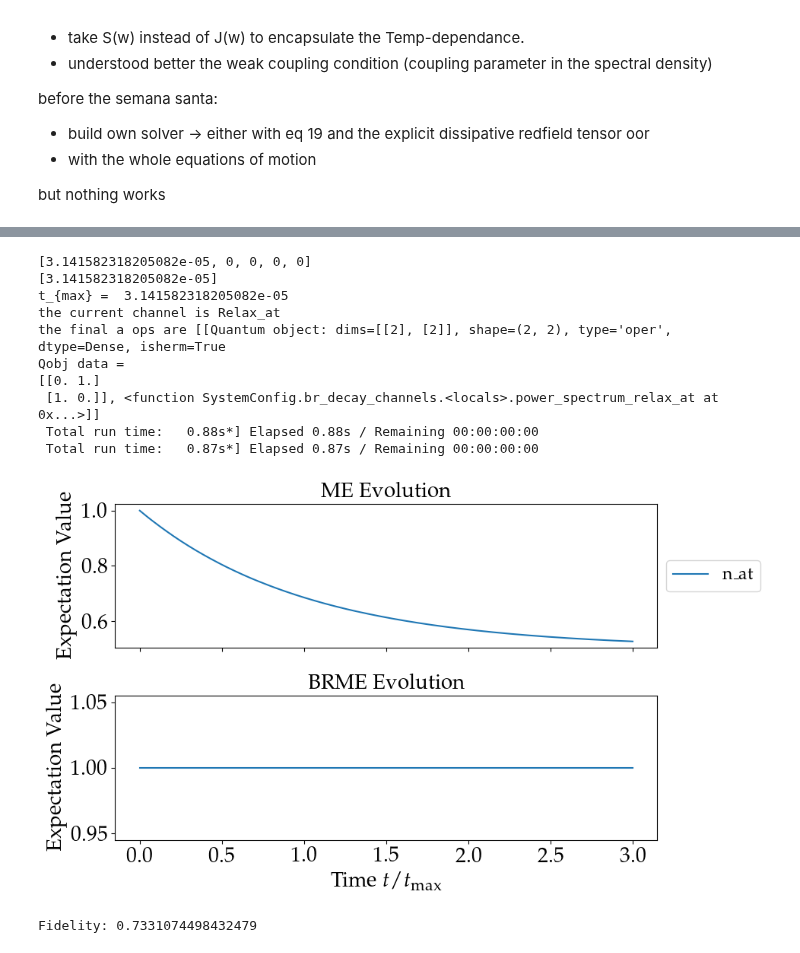
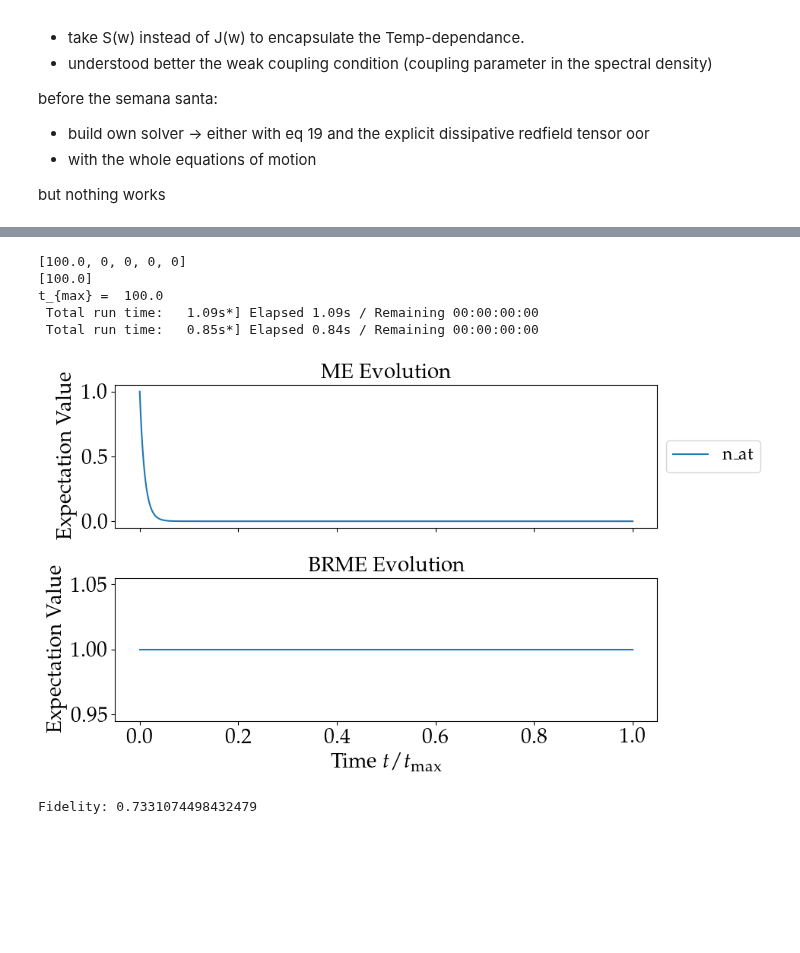
Before and after one commit to LBPhysics/2025_master_thesis_leopold_bodamer, a Jupyter notebook: code/python/notebooks/archive/Qubit_bath_test/Qubit_with_brmesolve.ipynb, the cells around one changed output, grey strips where cells are left out. Drawn from its saved outputs; the diff is of its cells as text; code cells hidden in the pictures; blank space fills up the shorter version.

```diff
--- a/code/python/notebooks/archive/Qubit_bath_test/Qubit_with_brmesolve.ipynb
+++ b/code/python/notebooks/archive/Qubit_bath_test/Qubit_with_brmesolve.ipynb
@@ -882,12 +819,12 @@ if t_max == 0: t_max = 1
 solver_strg = [ # which solvers to use
     "me",
     "brme",
-#    "heom",
+#     "heom",
 ]
 
 
 ### Define time arrays for evolution
-times = np.linspace(0, 3 * t_max, 1000)
+times = np.linspace(0, 1 * t_max, 1000)
 
 default_options = {
     "store_states": True,
@@ -922,6 +859,50 @@ if "me" in solver_strg:
     )
 
 if "heom" in solver_strg:
+    # for the HEOM solver:
+    max_depth = 2  # maximum hierarchy depth to retain
+    Nk = 2
+
+    envs = []
+    terminators = []
+
+    if not config.decay_channels:
+        pass  # Skip this "heom" part if no decay operators are specified
+
+    if "Relax_at" in config.decay_channels:
+        env_decay_at = DrudeLorentzBath(SX_op, lam=config.gamma_relax_at * config.cutoff / 2, gamma=config.cutoff, T=config.Temp, Nk=Nk) # decay
+        _, terminator_decay_at = env_decay_at.terminator()
+        envs.append(env_decay_at)
+        terminators.append(terminator_decay_at)
+    if "Deph_at" in config.decay_channels:
+        env_deph_at = DrudeLorentzBath(SZ_op, lam=config.gamma_deph_at * config.cutoff / 2, gamma=config.cutoff, T=config.Temp, Nk=Nk) # deph
+        _, terminator_deph_at = env_deph_at.terminator()
+        envs.append(env_deph_at)
+        terminators.append(terminator_deph_at)
+    if "Relax_cav" in config.decay_channels:
+        env_decay_cav = DrudeLorentzBath((A_op), lam=config.gamma_relax_cav * config.cutoff / 2, gamma=config.cutoff, T=config.Temp, Nk=Nk) # decay
+        _, terminator_decay_cav = env_decay_cav.terminator()
+        envs.append(env_decay_cav)
+        terminators.append(terminator_decay_cav)
+    if "Deph_cav" in config.decay_channels:
+        env_deph_cav = DrudeLorentzBath(SZ_op, lam=config.gamma_deph_cav * config.cutoff / 2, gamma=config.cutoff, T=config.Temp, Nk=Nk) # deph
+        _, terminator_deph_cav = env_deph_cav.terminator()
+        envs.append(env_deph_cav)
+        terminators.append(terminator_deph_cav)
+
+    if terminators:
+        total_terminator = sum(terminators)
+        L_total = liouvillian(H_total) + total_terminator
+
+    #            env_deph_at = DrudeLorentzBath(SZ_op, lam=gamma_deph_at * cutoff / 2, gamma=cutoff, T=Temp, Nk=Nk) # deph
+    #            _, terminator_deph_at = env_deph_at.terminator()
+    #            envs.append(env_deph_at)
+    #            terminators.append(terminator_deph_at)
+    #    #        a_ops_list.append(
+    #    #            [SZ_op, env_deph_at.spectral_density]  # Dephasing operator
+    #    #        )
+    print("HEOM terminators:", terminators)
+
     if not config.decay_channels:
         pass  # Skip this "heom" part if no decay operators are specified
     else:
@@ -987,44 +968,39 @@ if result_me:
             color=f'C{i}'
         )
     axes[solver_strg.index("me")].set_ylabel(r'Expectation Value')
     axes[solver_strg.index("me")].set_title(r'ME Evolution')
 
 ### Plot result_heom if applicable
 if result_heom:
     axes[solver_strg.index("heom")].plot(
         np.array(result_heom.times) / t_max,
         result_heom.expect[0],
         label=config.observable_strs[0],
         linestyle='solid',
         color='C0'
     )
     for i in range(1, len(config.observable_strs)):
         axes[solver_strg.index("heom")].plot(
             np.array(result_heom.times) / t_max,
             result_heom.expect[i],
             label=config.observable_strs[i],
             linestyle=['dashed', 'dashdot', 'dotted'][i-1],
             color=f'C{i}'
         )
     axes[solver_strg.index("heom")].set_ylabel(r'Expectation Value')
     axes[solver_strg.index("heom")].set_title(r'HEOM Evolution')
 
 axes[-1].set_xlabel(r'Time $t / t_{\text{max}}$')
 axes[0].legend(loc='center left', bbox_to_anchor=(1, 0.5), fontsize='small')
 plt.tight_layout()
 plt.show()
 # %% [output]
-[3.141582318205082e-05, 0, 0, 0, 0]
-[3.141582318205082e-05]
-t_{max} =  3.141582318205082e-05
-the current channel is Relax_at
-the final a ops are [[Quantum object: dims=[[2], [2]], shape=(2, 2), type='oper', dtype=Dense, isherm=True
-Qobj data =
-[[0. 1.]
- [1. 0.]], <function SystemConfig.br_decay_channels.<locals>.power_spectrum_relax_at at 0x...>]]
- Total run time:   0.88s*] Elapsed 0.88s / Remaining 00:00:00:00
- Total run time:   0.87s*] Elapsed 0.87s / Remaining 00:00:00:00
+[100.0, 0, 0, 0, 0]
+[100.0]
+t_{max} =  100.0
+ Total run time:   1.09s*] Elapsed 1.09s / Remaining 00:00:00:00
+ Total run time:   0.85s*] Elapsed 0.84s / Remaining 00:00:00:00
-[figure, old version]
+[figure, new version]
 # %%
 rho1, rho2 = result_brme.states[-1], result_me.states[-1]
 F = fidelity(rho1, rho2)
```
Also changed, not shown: parts of 4 cells of this notebook, 4 other files.
